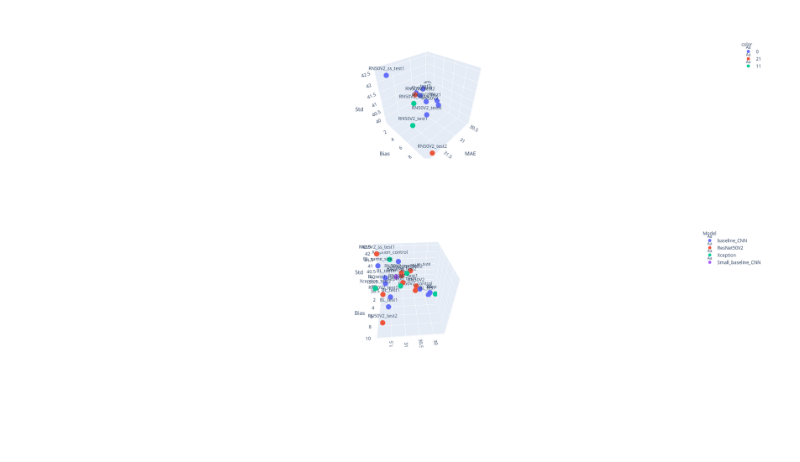
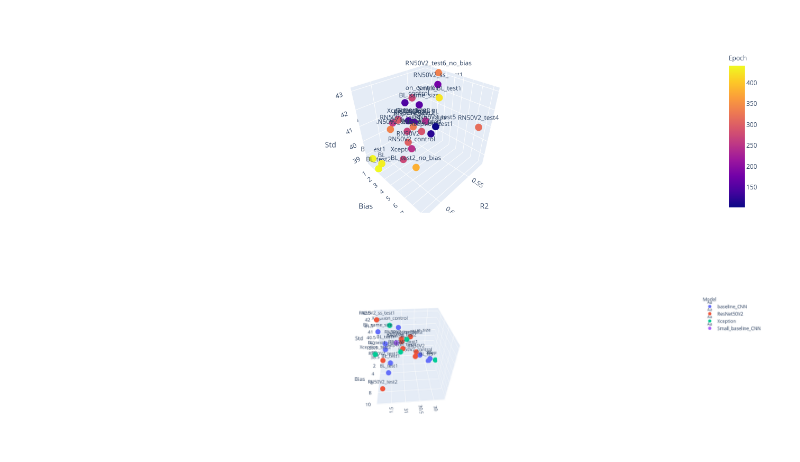
Before and after one commit to andresbecker/master_thesis, a Jupyter notebook: workspace/notebooks/Model_Selection.ipynb, the cells around one changed output. Drawn from its saved outputs; the diff is of its cells as text; code cells hidden in the pictures; blank space fills up the shorter version.

```diff
--- a/workspace/notebooks/Model_Selection.ipynb
+++ b/workspace/notebooks/Model_Selection.ipynb
@@ -80,21 +109,22 @@ model_metrics_df[mask].sort_values(by=['MAE', 'Bias', 'Std'])
 # %%
 mask = np.ones(model_metrics_df.shape[0]).astype(np.bool)
 mask &= model_metrics_df.Set == 'val'
 #mask &= model_metrics_df.R2 > 0.55
-mask &= model_metrics_df.MAE < 32
-mask &= model_metrics_df.Model == 'ResNet50V2'
+#mask &= model_metrics_df.MAE < 35
+mask &= model_metrics_df.CMA_size == 0
 
 temp_df = model_metrics_df[mask]
 
 fig = px.scatter_3d(temp_df,
-                    x='MAE', y='Bias', z='Std',
+                    x='R2', y='Bias', z='Std',
                     text='Parameter_file',
-                    color=temp_df['CMA_size'].astype(str))
-                    #color=temp_df['Dense_L1_reg'].astype(str))
+                    #color=temp_df['Bias_l2_reg'].astype(str),
+                    color='Epoch'
+                   )
 
 fig.show()
 # %% [output]
-[figure, old version]
+[figure, new version]
 # %%
 mask = (model_metrics_df.Set == 'val') & (model_metrics_df.MAE < 32)
 temp_df = model_metrics_df[mask]
```
Also changed, not shown: parts of 6 cells of this notebook.
